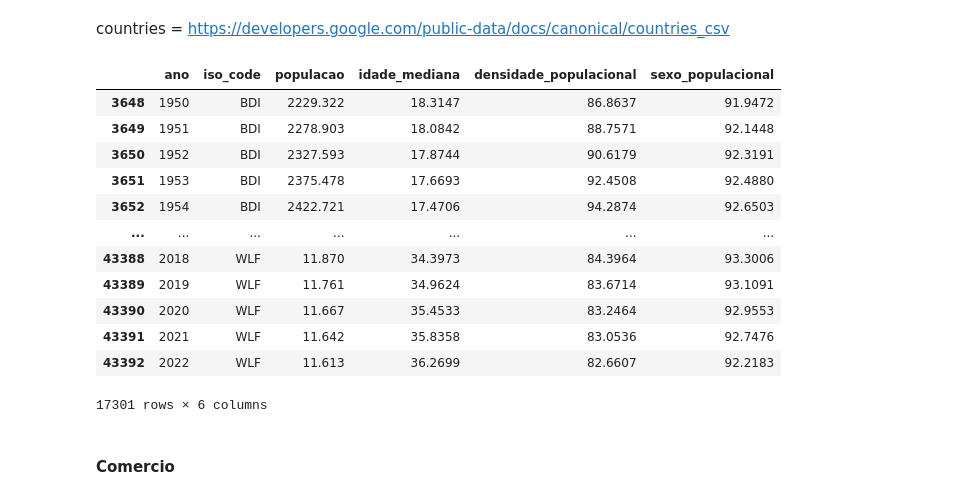
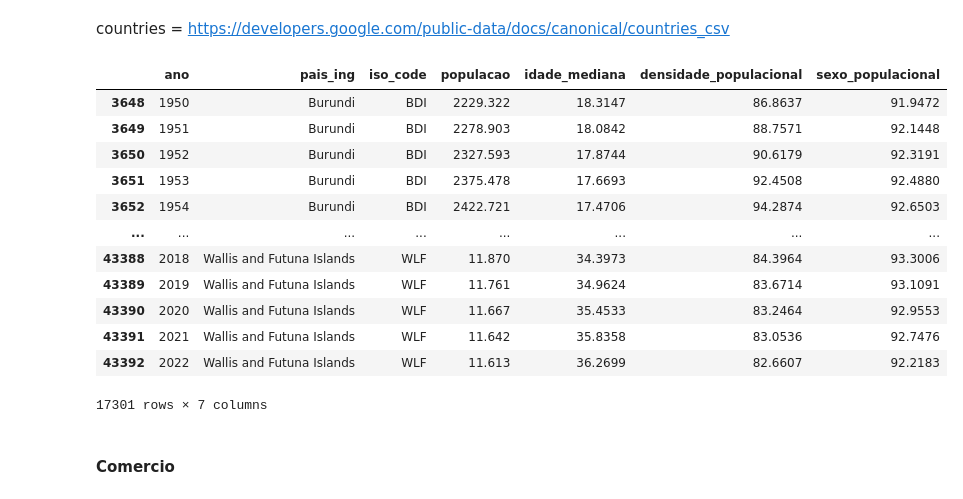
Before and after one commit to Leandro-Braga/wine_techchallenge-, a Jupyter notebook: notebook_testes/Vinicula.ipynb, the cells around one changed output. Saved outputs shown, nothing was run; the diff lists cells and outputs as text; code cells hidden in the pictures.

```diff
--- a/notebook_testes/Vinicula.ipynb
+++ b/notebook_testes/Vinicula.ipynb
@@ -97,29 +98,29 @@ df_cotacao = pd.read_excel(cotacao)
 # %%
 ### --- tabela populacao --- ##
 
-filtro_tab = ['Time','ISO3_code', 'TPopulation1Jan', 'MedianAgePop', 'PopDensity', 'PopSexRatio']
+filtro_tab = ['Time','Location', 'ISO3_code', 'TPopulation1Jan', 'MedianAgePop', 'PopDensity', 'PopSexRatio']
 df_populacao_filtro = df_populacao[filtro_tab]
 
 # renomeando colunas
-df_populacao_filtro.columns = 'ano', 'iso_code', 'populacao', 'idade_mediana', 'densidade_populacional', 'sexo_populacional'
+df_populacao_filtro.columns = 'ano', 'pais_ing', 'iso_code', 'populacao', 'idade_mediana', 'densidade_populacional', 'sexo_populacional'
 
 # filtro e tratamento dos dados
 df_populacao_geral = df_populacao_filtro[(df_populacao_filtro['iso_code'].notnull()) & (df_populacao_filtro['ano'] < 2023)]
 df_populacao_geral
 # %% [output]
-|  | ano | iso_code | populacao | idade_mediana | densidade_populacional | sexo_populacional |
-| 3648 | 1950 | BDI | 2229.322 | 18.3147 | 86.8637 | 91.9472 |
-| 3649 | 1951 | BDI | 2278.903 | 18.0842 | 88.7571 | 92.1448 |
-| 3650 | 1952 | BDI | 2327.593 | 17.8744 | 90.6179 | 92.3191 |
-| 3651 | 1953 | BDI | 2375.478 | 17.6693 | 92.4508 | 92.4880 |
-| 3652 | 1954 | BDI | 2422.721 | 17.4706 | 94.2874 | 92.6503 |
-| ... | ... | ... | ... | ... | ... | ... |
-| 43388 | 2018 | WLF | 11.870 | 34.3973 | 84.3964 | 93.3006 |
-| 43389 | 2019 | WLF | 11.761 | 34.9624 | 83.6714 | 93.1091 |
-| 43390 | 2020 | WLF | 11.667 | 35.4533 | 83.2464 | 92.9553 |
-| 43391 | 2021 | WLF | 11.642 | 35.8358 | 83.0536 | 92.7476 |
-| 43392 | 2022 | WLF | 11.613 | 36.2699 | 82.6607 | 92.2183 |
+|  | ano | pais_ing | iso_code | populacao | idade_mediana | densidade_populacional | sexo_populacional |
+| 3648 | 1950 | Burundi | BDI | 2229.322 | 18.3147 | 86.8637 | 91.9472 |
+| 3649 | 1951 | Burundi | BDI | 2278.903 | 18.0842 | 88.7571 | 92.1448 |
+| 3650 | 1952 | Burundi | BDI | 2327.593 | 17.8744 | 90.6179 | 92.3191 |
+| 3651 | 1953 | Burundi | BDI | 2375.478 | 17.6693 | 92.4508 | 92.4880 |
+| 3652 | 1954 | Burundi | BDI | 2422.721 | 17.4706 | 94.2874 | 92.6503 |
+| ... | ... | ... | ... | ... | ... | ... | ... |
+| 43388 | 2018 | Wallis and Futuna Islands | WLF | 11.870 | 34.3973 | 84.3964 | 93.3006 |
+| 43389 | 2019 | Wallis and Futuna Islands | WLF | 11.761 | 34.9624 | 83.6714 | 93.1091 |
+| 43390 | 2020 | Wallis and Futuna Islands | WLF | 11.667 | 35.4533 | 83.2464 | 92.9553 |
+| 43391 | 2021 | Wallis and Futuna Islands | WLF | 11.642 | 35.8358 | 83.0536 | 92.7476 |
+| 43392 | 2022 | Wallis and Futuna Islands | WLF | 11.613 | 36.2699 | 82.6607 | 92.2183 |
-17301 rows × 6 columns
+17301 rows × 7 columns
 # %% [markdown]
 #### Comercio
 # %%
```
Also changed, not shown: parts of 35 cells of this notebook, 2 other files.
